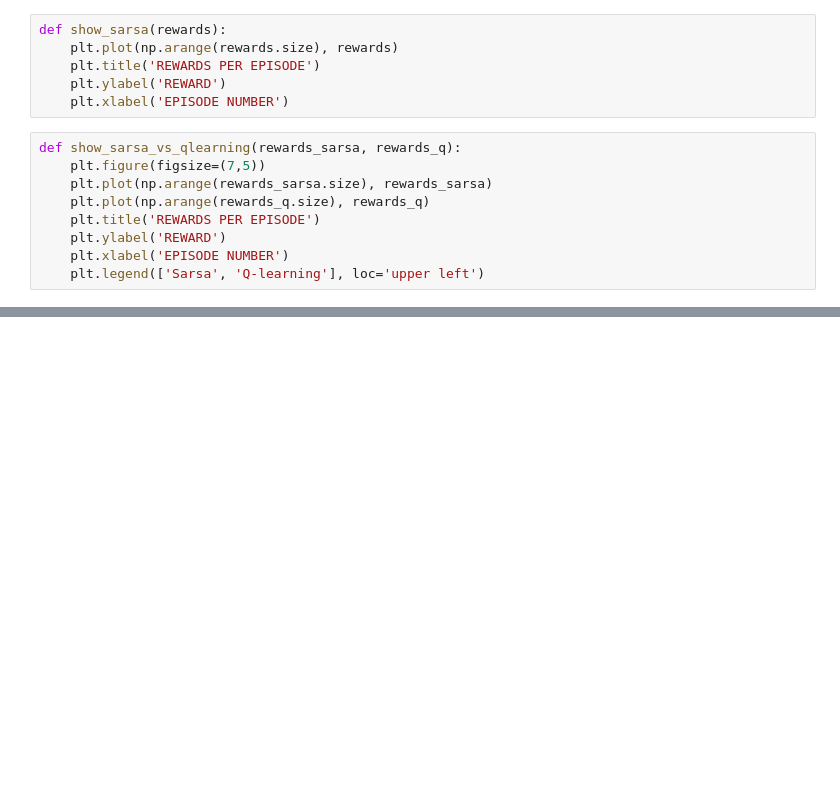
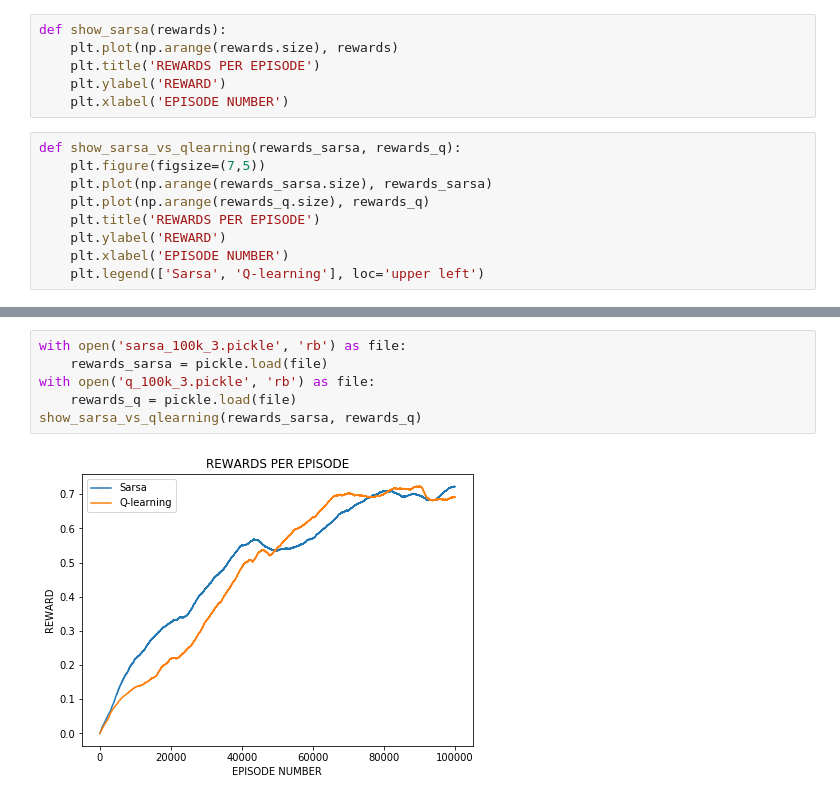
Before and after one commit to butoialexandra/Chess-Agent, a Jupyter notebook: Untitled.ipynb, the cells around one changed output, grey strips where cells are left out. Saved outputs shown, nothing was run; the diff lists cells and outputs as text; blank space fills up the shorter version.

```diff
--- a/Untitled.ipynb
+++ b/Untitled.ipynb
@@ -42,0 +43,8 @@ show_sarsa_vs_qlearning(rewards_sarsa, rewards_q)
+# %%
+with open('sarsa_100k_3.pickle', 'rb') as file:
+    rewards_sarsa = pickle.load(file)
+with open('q_100k_3.pickle', 'rb') as file:
+    rewards_q = pickle.load(file)
+show_sarsa_vs_qlearning(rewards_sarsa, rewards_q)
+# %% [output]
+[figure, added]
```
Also changed, not shown: parts of 4 cells of this notebook, 11 other files.
